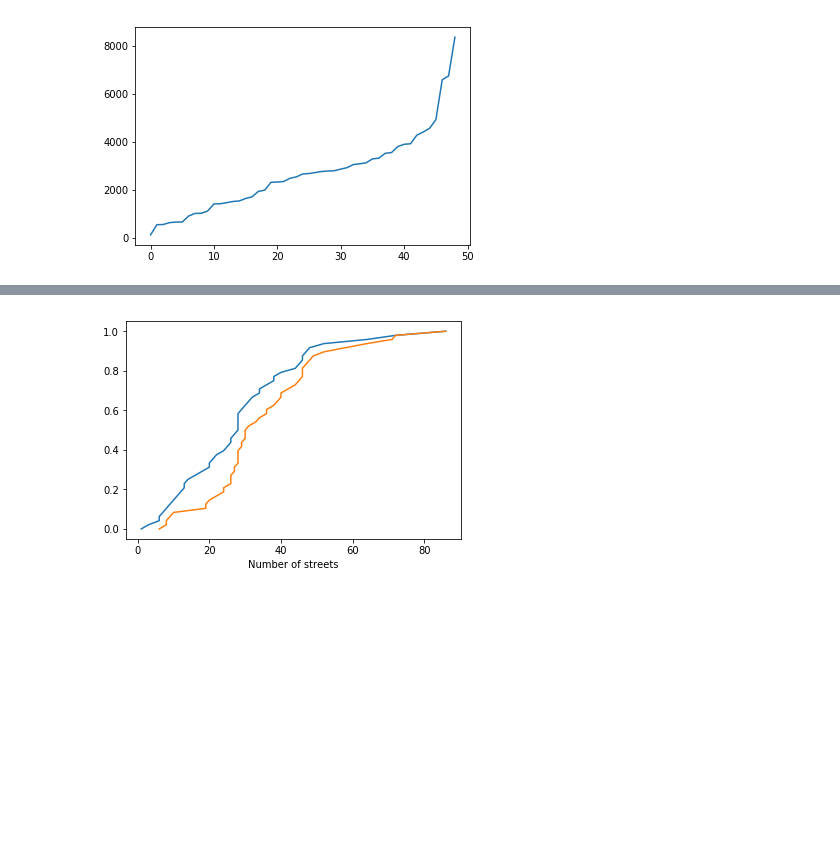
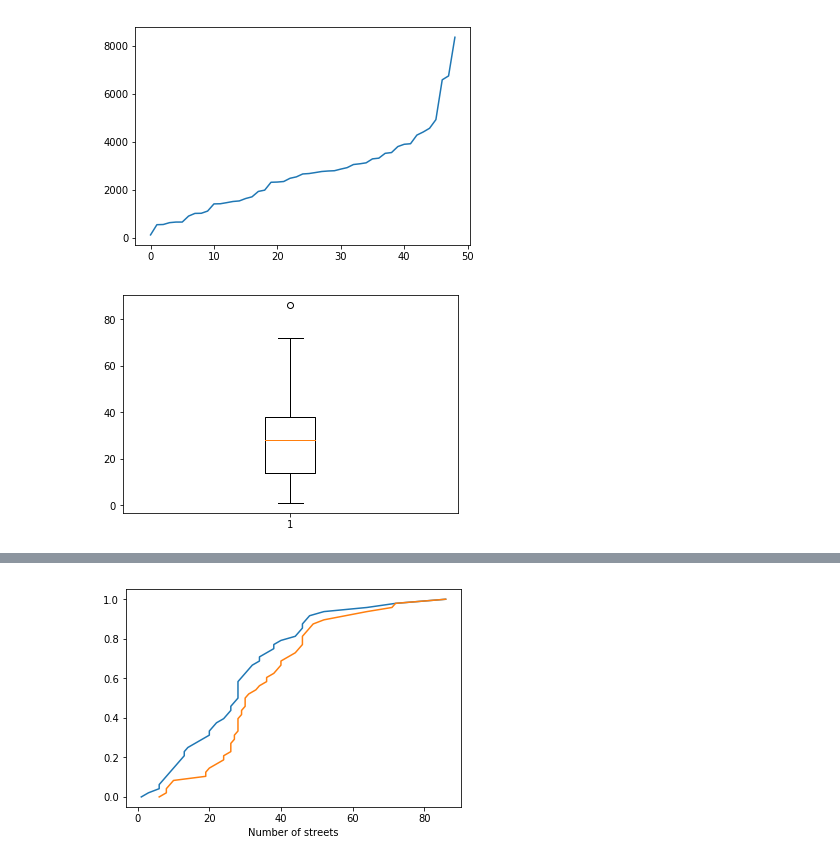
Before and after one commit to anuj-dimri25/Random-Delay-and-Indirections, a Jupyter notebook: statistical_measure_150m_innercity_morning_final_result_20apr.ipynb, the cells around one changed output, grey strips where cells are left out. Saved outputs shown, nothing was run; the diff lists cells and outputs as text; code cells hidden in the pictures; blank space fills up the shorter version.

```diff
--- a/statistical_measure_150m_innercity_morning_final_result_20apr.ipynb
+++ b/statistical_measure_150m_innercity_morning_final_result_20apr.ipynb
@@ -534,3 +534,8 @@ for i in total_after_street:
 min_total_before_street=[]
 for i in total_before_street:
     min_total_before_street.append(min(i))
+# %%
+plt.boxplot(min_total_after_street)
+plt.show()
+# %% [output]
+[figure, added]
```
Also changed, not shown: parts of 21 cells of this notebook.
